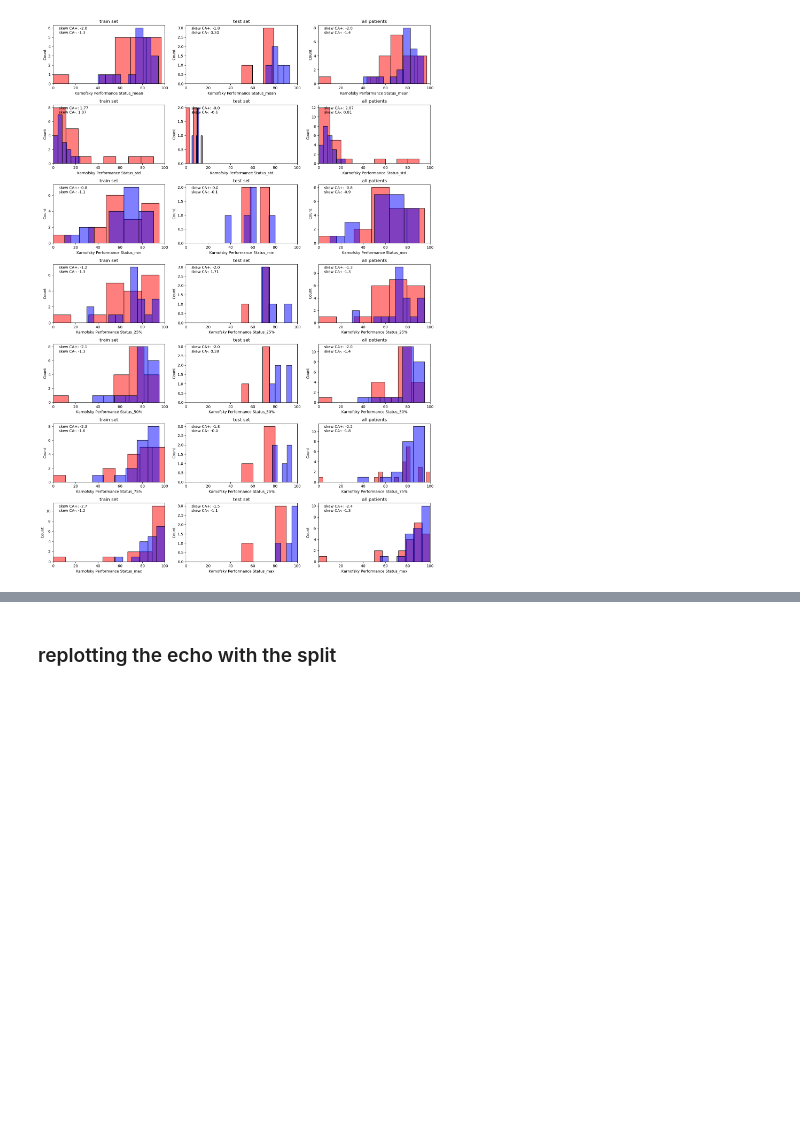
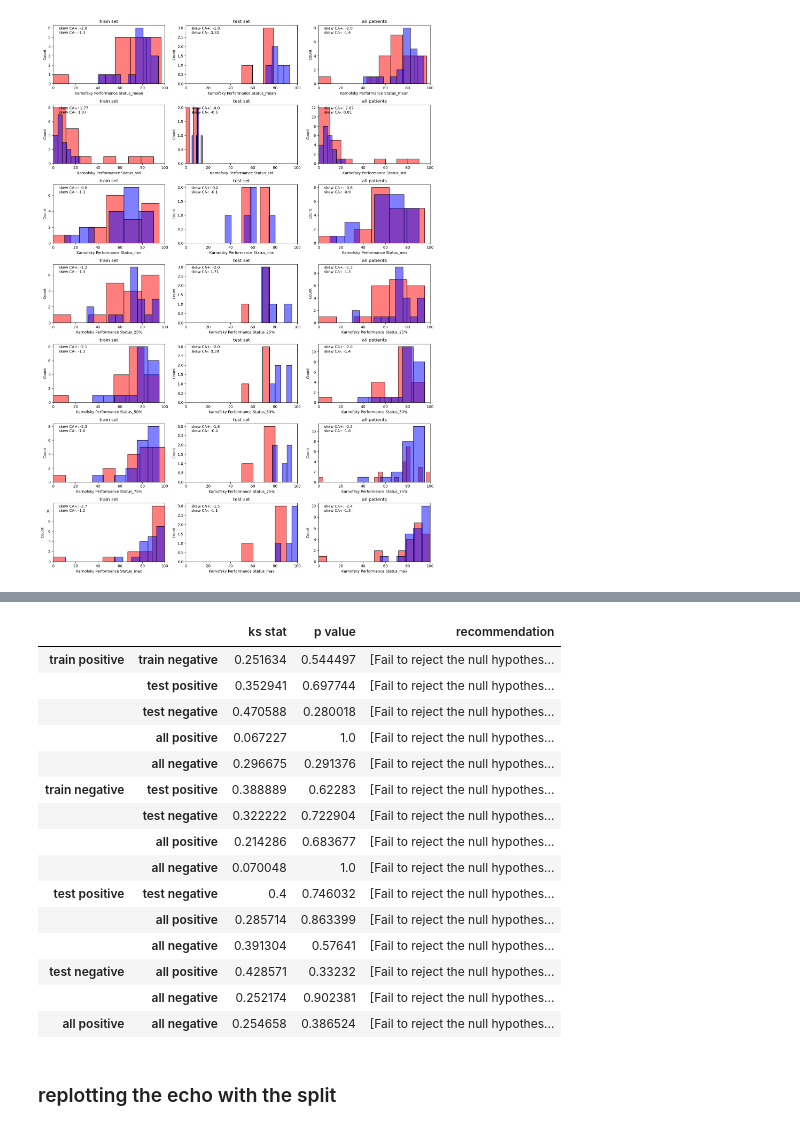
Before and after one commit to BisonCremer/cardiac-amyloidosis, a Jupyter notebook: 040_Mistic_2025/processing_data/StatsVisuals_2025-05-07.ipynb, the cells around one changed output, grey strips where cells are left out. Saved outputs shown, nothing was run; the diff lists cells and outputs as text; code cells hidden in the pictures; blank space fills up the shorter version.

```diff
--- a/040_Mistic_2025/processing_data/StatsVisuals_2025-05-07.ipynb
+++ b/040_Mistic_2025/processing_data/StatsVisuals_2025-05-07.ipynb
@@ -908,0 +997,19 @@ plt.tight_layout()
+# %%
+dict_ks_test['Karnofsky Performance Status_25%']
+# %% [output]
+|  |  | ks stat | p value | recommendation |
+| train positive | train negative | 0.251634 | 0.544497 | [Fail to reject the null hypothes... |
+|  | test positive | 0.352941 | 0.697744 | [Fail to reject the null hypothes... |
+|  | test negative | 0.470588 | 0.280018 | [Fail to reject the null hypothes... |
+|  | all positive | 0.067227 | 1.0 | [Fail to reject the null hypothes... |
+|  | all negative | 0.296675 | 0.291376 | [Fail to reject the null hypothes... |
+| train negative | test positive | 0.388889 | 0.62283 | [Fail to reject the null hypothes... |
+|  | test negative | 0.322222 | 0.722904 | [Fail to reject the null hypothes... |
+|  | all positive | 0.214286 | 0.683677 | [Fail to reject the null hypothes... |
+|  | all negative | 0.070048 | 1.0 | [Fail to reject the null hypothes... |
+| test positive | test negative | 0.4 | 0.746032 | [Fail to reject the null hypothes... |
+|  | all positive | 0.285714 | 0.863399 | [Fail to reject the null hypothes... |
+|  | all negative | 0.391304 | 0.57641 | [Fail to reject the null hypothes... |
+| test negative | all positive | 0.428571 | 0.33232 | [Fail to reject the null hypothes... |
+|  | all negative | 0.252174 | 0.902381 | [Fail to reject the null hypothes... |
+| all positive | all negative | 0.254658 | 0.386524 | [Fail to reject the null hypothes... |
```
Also changed, not shown: parts of 9 cells of this notebook.
